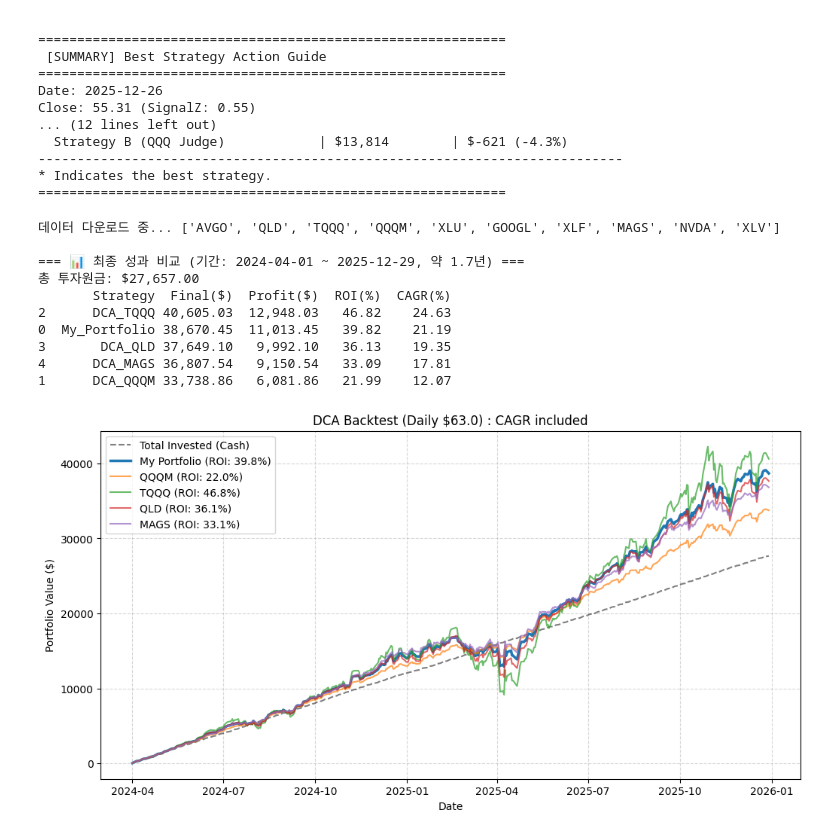
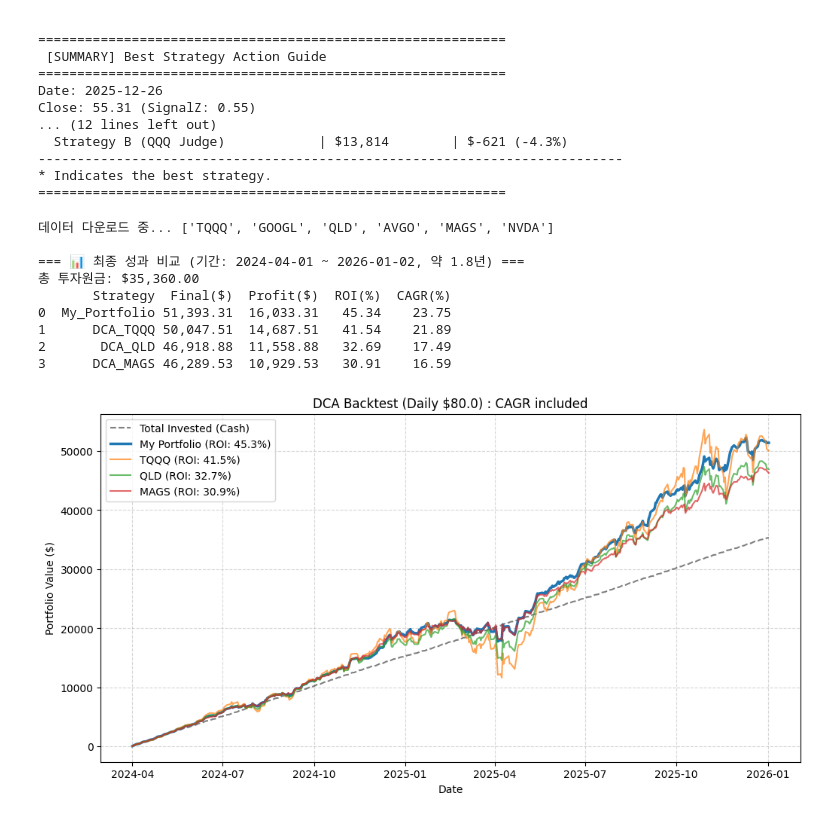
Before and after one commit to ssuperstarx/stock_test, a Jupyter notebook: stock.ipynb, the cells around one changed output. Drawn from its saved outputs; the diff is of its cells as text; code cells hidden in the pictures.

Commit message:
chore: Update stock analysis output with a reduced stock list, extended analysis period, and increased investment principal.

```diff
--- a/stock.ipynb
+++ b/stock.ipynb
@@ -353,13 +353,13 @@ import matplotlib.pyplot as plt
 # 1. 사용자 설정 (이곳을 자유롭게 수정하세요)
 # ==========================================
 # [설정 1] 포트폴리오 비중 (종목:비중)
-USER_PORTFOLIO = "MAGS:15 / AVGO: 4 / GOOGL:4.5 / QLD: 14 / TQQQ: 7 / XLV: 3 / XLF: 1.5 / XLU: 1.5 / NVDA:3"
+USER_PORTFOLIO = "MAGS:15 / AVGO: 4 / GOOGL:4.5 / NVDA:3"
 
 # [설정 2] 비교할 벤치마크 (각각 100% 몰빵 시)
-BENCHMARKS = ["QQQM", "TQQQ", "QLD", "MAGS"]
+BENCHMARKS = ["TQQQ", "QLD", "MAGS"]
 
 # [설정 3] 매일 투자할 금액 ($)
-DAILY_INVESTMENT = 63.0
+DAILY_INVESTMENT = 80.0
 
 # [설정 4] 백테스팅 시작 날짜 (YYYY-MM-DD 형식)
 # None으로 두면 데이터가 가능한 가장 옛날부터 시작
@@ -490,39 +490,38 @@ for col in cols:
 
 df_summary = pd.DataFrame(summary).sort_values("Final($)", ascending=False)
 pd.options.display.float_format = '{:,.2f}'.format
 
 print(f"\n=== 📊 최종 성과 비교 (기간: {start_dt.date()} ~ {end_dt.date()}, 약 {years:.1f}년) ===")
 print(f"총 투자원금: ${invested:,.2f}")
 print(df_summary)
 
 # 그래프
 plt.figure(figsize=(12, 6))
 plt.plot(results.index, results["Invested_Capital"], 'k--', label="Total Invested (Cash)", alpha=0.5)
 
 # 내 포트폴리오
 plt.plot(results.index, results["My_Portfolio"], label=f"My Portfolio (ROI: {df_summary.loc[df_summary['Strategy']=='My_Portfolio', 'ROI(%)'].values[0]:.1f}%)", linewidth=2.5)
 
 # 벤치마크
 for bench in BENCHMARKS:
     col_name = f"DCA_{bench}"
     roi_val = df_summary.loc[df_summary['Strategy']==col_name, 'ROI(%)'].values[0]
     plt.plot(results.index, results[col_name], label=f"{bench} (ROI: {roi_val:.1f}%)", alpha=0.7)
 
 plt.title(f"DCA Backtest (Daily ${DAILY_INVESTMENT}) : CAGR included")
 plt.xlabel("Date")
 plt.ylabel("Portfolio Value ($)")
 plt.legend()
 plt.grid(True, linestyle='--', alpha=0.5)
 plt.show()
 # %% [output]
-데이터 다운로드 중... ['AVGO', 'QLD', 'TQQQ', 'QQQM', 'XLU', 'GOOGL', 'XLF', 'MAGS', 'NVDA', 'XLV']
+데이터 다운로드 중... ['TQQQ', 'GOOGL', 'QLD', 'AVGO', 'MAGS', 'NVDA']
 
-=== 📊 최종 성과 비교 (기간: 2024-04-01 ~ 2025-12-29, 약 1.7년) ===
-총 투자원금: $27,657.00
+=== 📊 최종 성과 비교 (기간: 2024-04-01 ~ 2026-01-02, 약 1.8년) ===
+총 투자원금: $35,360.00
        Strategy  Final($)  Profit($)  ROI(%)  CAGR(%)
-2      DCA_TQQQ 40,605.03  12,948.03   46.82    24.63
-0  My_Portfolio 38,670.45  11,013.45   39.82    21.19
-3       DCA_QLD 37,649.10   9,992.10   36.13    19.35
-4      DCA_MAGS 36,807.54   9,150.54   33.09    17.81
-1      DCA_QQQM 33,738.86   6,081.86   21.99    12.07
+0  My_Portfolio 51,393.31  16,033.31   45.34    23.75
+1      DCA_TQQQ 50,047.51  14,687.51   41.54    21.89
+2       DCA_QLD 46,918.88  11,558.88   32.69    17.49
+3      DCA_MAGS 46,289.53  10,929.53   30.91    16.59
-[figure, old version]
+[figure, new version]
```
